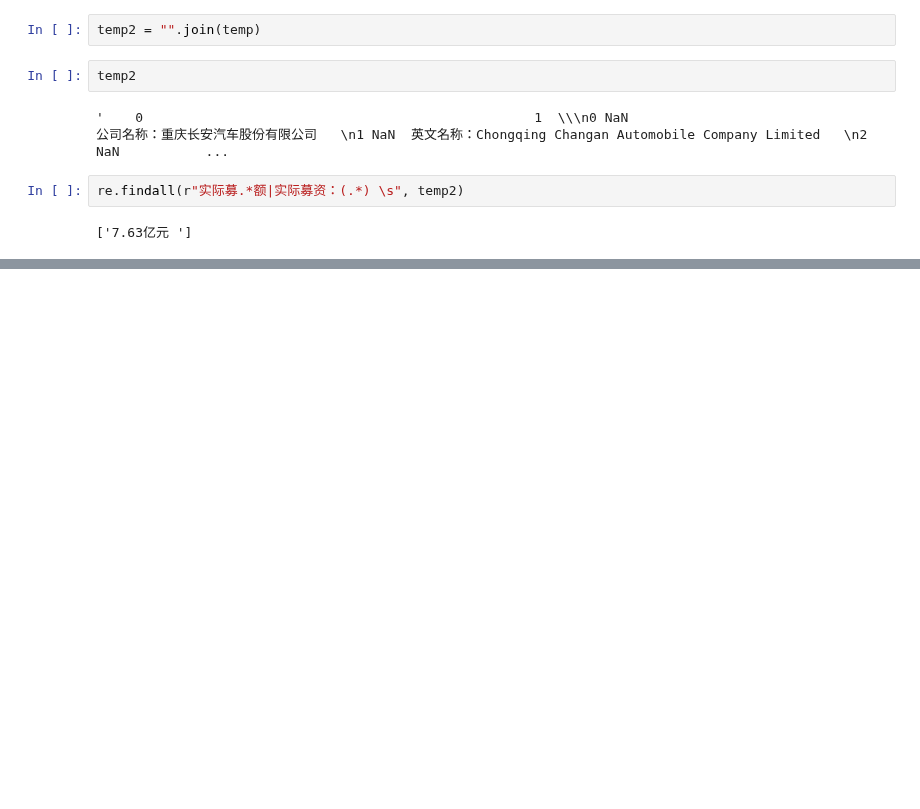
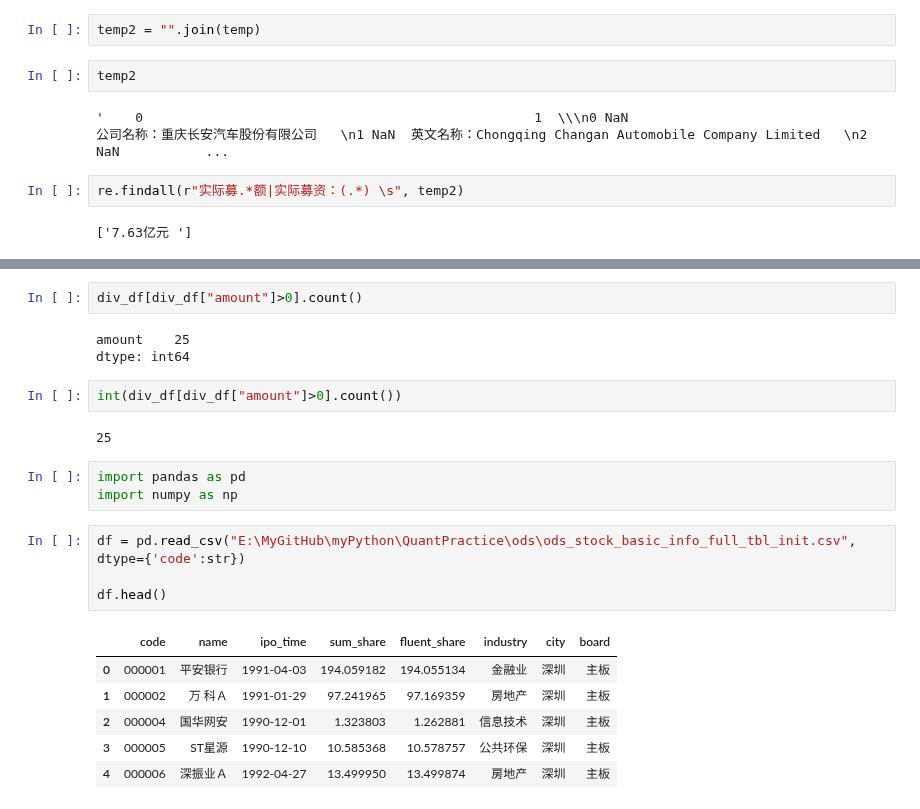
Before and after one commit to ysy2025/Quant, a Jupyter notebook: QuantPractice/jupyterTest/ods_stock_fenhong_his_full_tbl.ipynb, the cells around one changed output, grey strips where cells are left out. Drawn from its saved outputs; the diff is of its cells as text; blank space fills up the shorter version.

```diff
--- a/QuantPractice/jupyterTest/ods_stock_fenhong_his_full_tbl.ipynb
+++ b/QuantPractice/jupyterTest/ods_stock_fenhong_his_full_tbl.ipynb
@@ -489,0 +528,23 @@ re.findall(r"实际募.*额|实际募资：(.*) \s", temp2)
+# %%
+div_df[div_df["amount"]>0].count()
+# %% [output]
+amount    25
+dtype: int64
+# %%
+int(div_df[div_df["amount"]>0].count())
+# %% [output]
+25
+# %%
+import pandas as pd
+import numpy as np
+# %%
+df = pd.read_csv("E:\MyGitHub\myPython\QuantPractice\ods\ods_stock_basic_info_full_tbl_init.csv", dtype={'code':str})
+
+df.head()
+# %% [output]
+|  | code | name | ipo_time | sum_share | fluent_share | industry | city | board |
+| 0 | 000001 | 平安银行 | 1991-04-03 | 194.059182 | 194.055134 | 金融业 | 深圳 | 主板 |
+| 1 | 000002 | 万 科Ａ | 1991-01-29 | 97.241965 | 97.169359 | 房地产 | 深圳 | 主板 |
+| 2 | 000004 | 国华网安 | 1990-12-01 | 1.323803 | 1.262881 | 信息技术 | 深圳 | 主板 |
+| 3 | 000005 | ST星源 | 1990-12-10 | 10.585368 | 10.578757 | 公共环保 | 深圳 | 主板 |
+| 4 | 000006 | 深振业Ａ | 1992-04-27 | 13.499950 | 13.499874 | 房地产 | 深圳 | 主板 |
```
Also changed, not shown: parts of 18 cells of this notebook, 8 other files.
